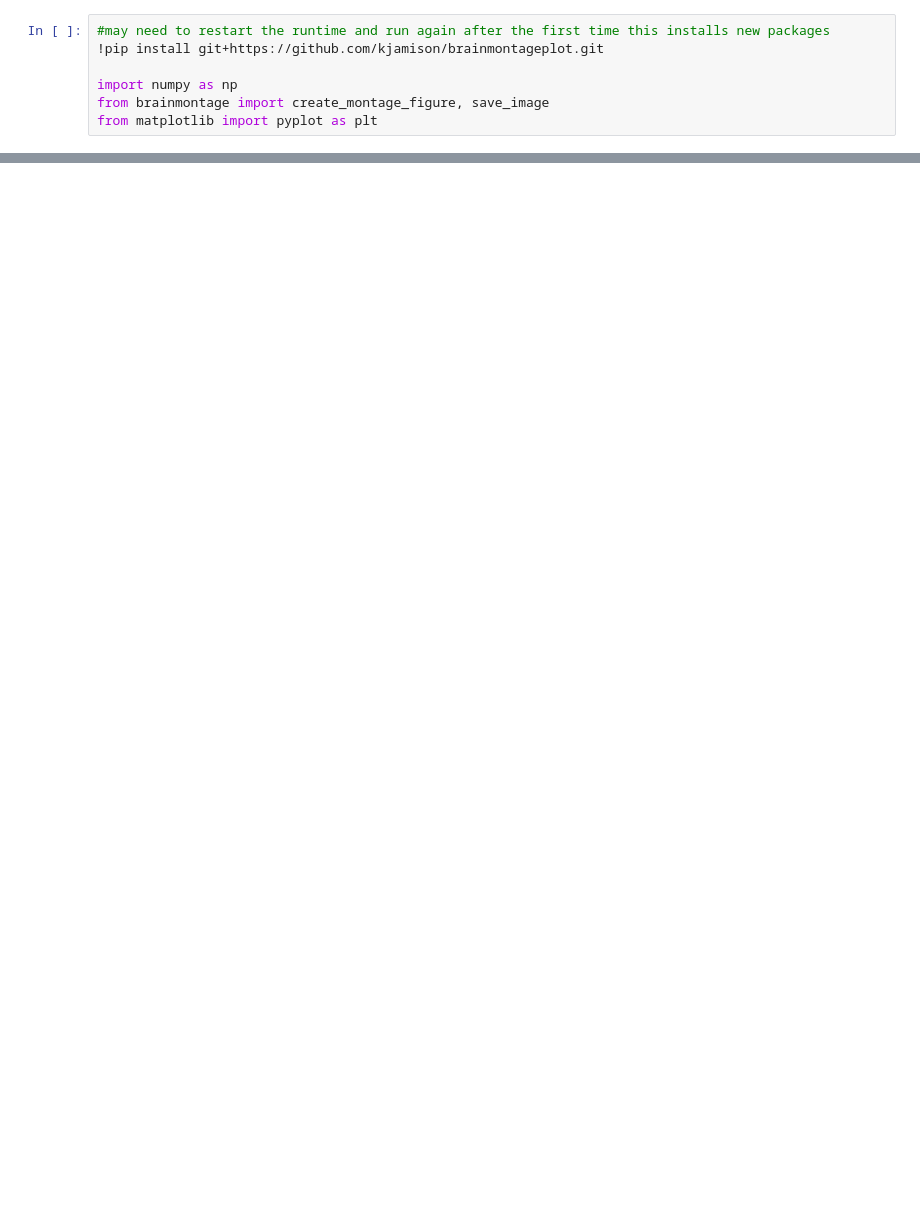
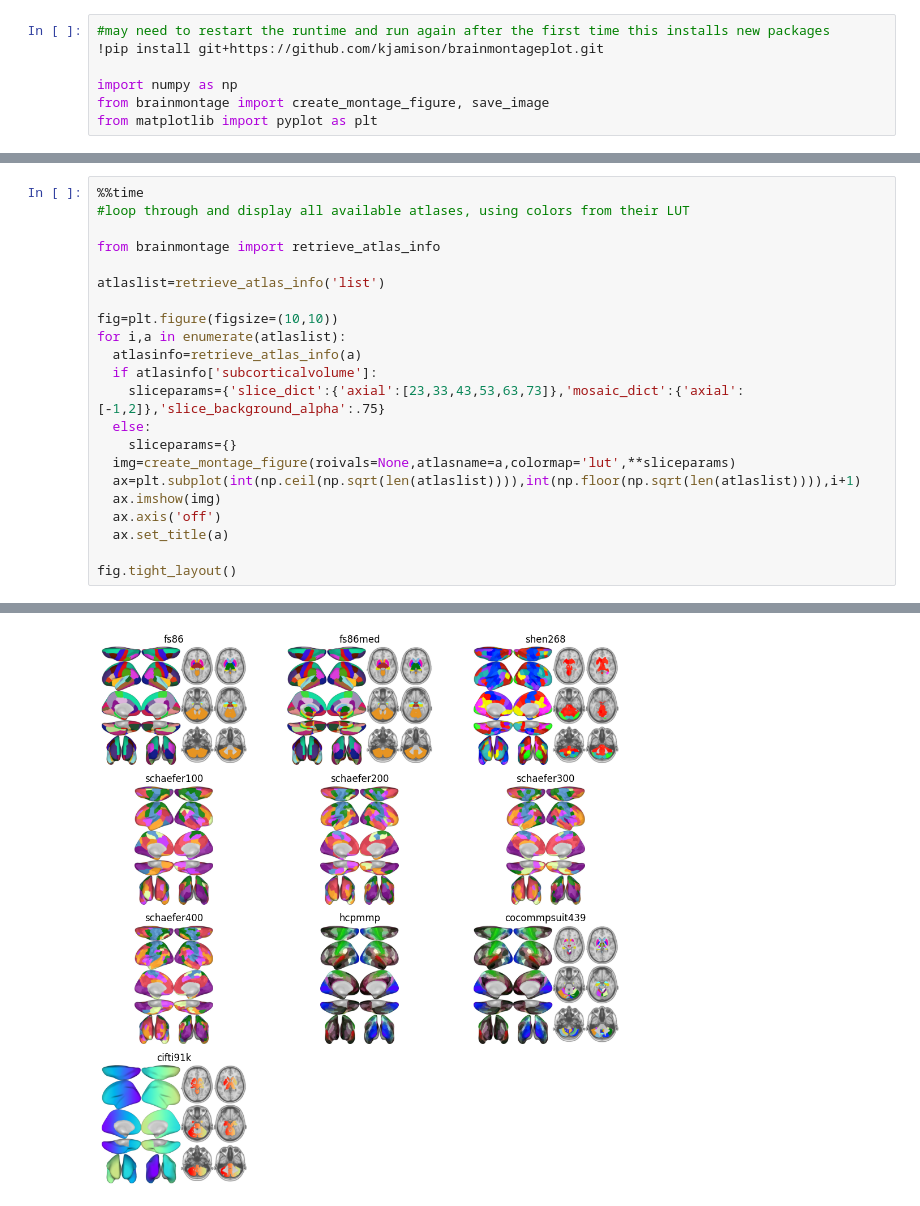
Before and after one commit to kjamison/brainmontageplot, a Jupyter notebook: brainmontageplot_example.ipynb, the cells around one changed output, grey strips where cells are left out. Cells and saved outputs as stored; diff of their text form; blank space fills up the shorter version.

```diff
--- a/brainmontageplot_example.ipynb
+++ b/brainmontageplot_example.ipynb
@@ -67 +68,24 @@ Wall time: 3.58 s
 [figure]
+# %%
+%%time
+#loop through and display all available atlases, using colors from their LUT
+
+from brainmontage import retrieve_atlas_info
+
+atlaslist=retrieve_atlas_info('list')
+
+fig=plt.figure(figsize=(10,10))
+for i,a in enumerate(atlaslist):
+  atlasinfo=retrieve_atlas_info(a)
+  if atlasinfo['subcorticalvolume']:
+    sliceparams={'slice_dict':{'axial':[23,33,43,53,63,73]},'mosaic_dict':{'axial':[-1,2]},'slice_background_alpha':.75}
+  else:
+    sliceparams={}
+  img=create_montage_figure(roivals=None,atlasname=a,colormap='lut',**sliceparams)
+  ax=plt.subplot(int(np.ceil(np.sqrt(len(atlaslist)))),int(np.floor(np.sqrt(len(atlaslist)))),i+1)
+  ax.imshow(img)
+  ax.axis('off')
+  ax.set_title(a)
+
+fig.tight_layout()
+# %% [output]
@@ -67,0 +104 @@ Wall time: 3.58 s
+[figure, added]
```
Also changed, not shown: parts of 4 cells of this notebook.
